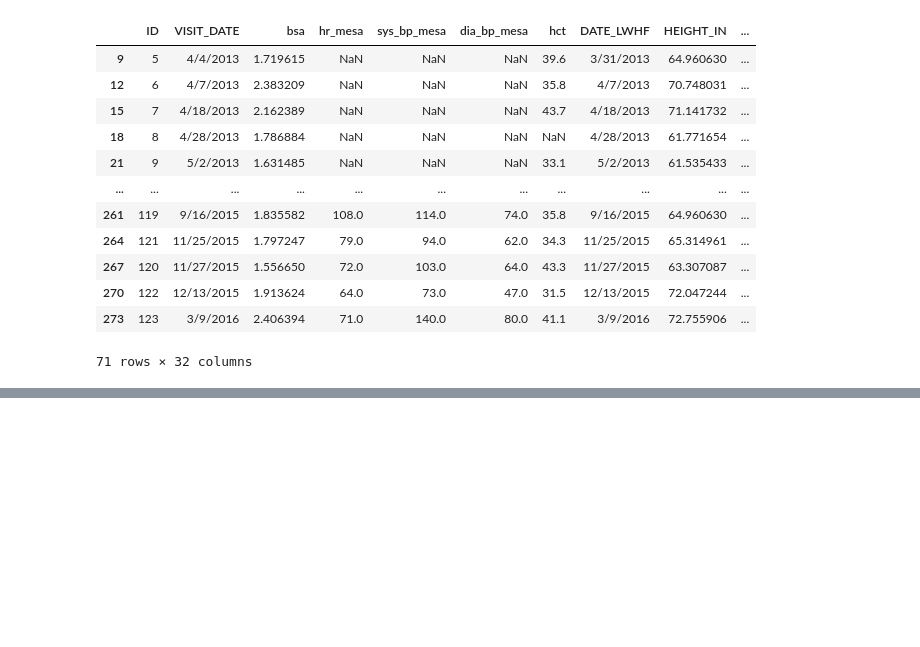
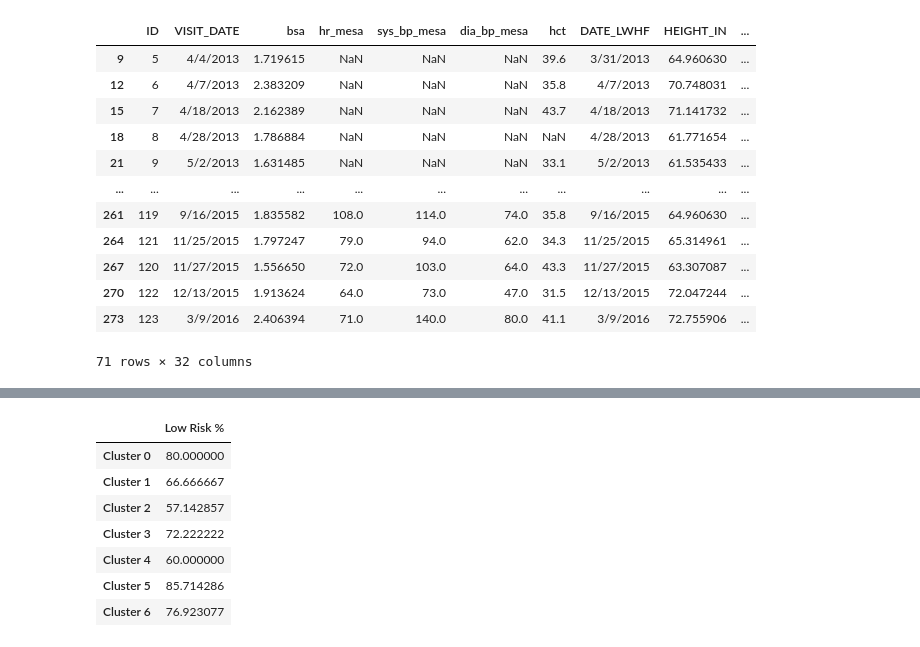
Before and after one commit to dpuri-wm/Reach2021, a Jupyter notebook: mallika/Clustering.ipynb, the cells around one changed output, grey strips where cells are left out. Cells and saved outputs as stored; diff of their text form; code cells hidden in the pictures; blank space fills up the shorter version.

```diff
--- a/mallika/Clustering.ipynb
+++ b/mallika/Clustering.ipynb
@@ -517,0 +640,11 @@ iplot(fig)
+# %%
+lowperc
+# %% [output]
+|  | Low Risk % |
+| Cluster 0 | 80.000000 |
+| Cluster 1 | 66.666667 |
+| Cluster 2 | 57.142857 |
+| Cluster 3 | 72.222222 |
+| Cluster 4 | 60.000000 |
+| Cluster 5 | 85.714286 |
+| Cluster 6 | 76.923077 |
```
Also changed, not shown: parts of 30 cells of this notebook.
